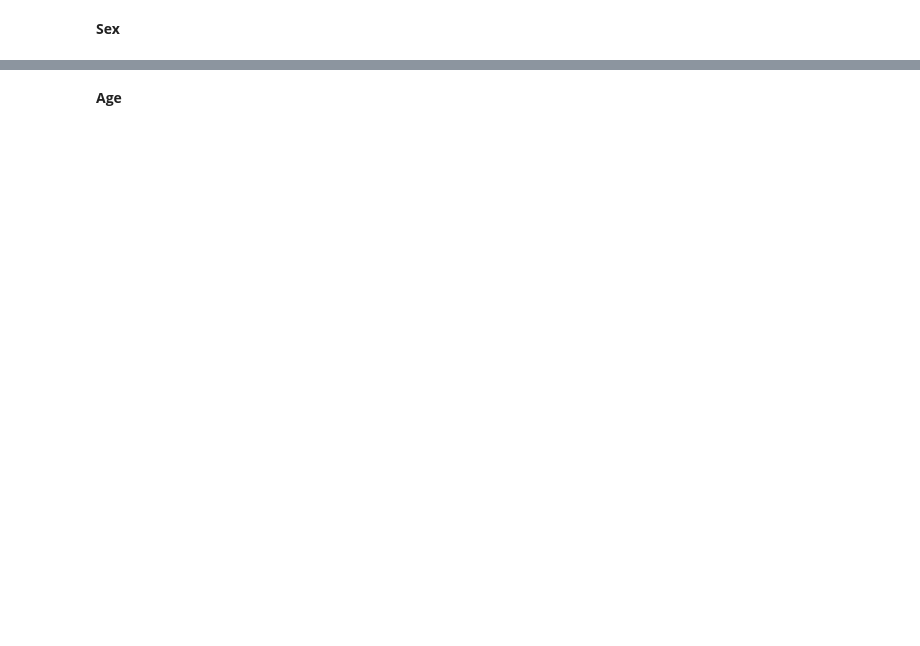
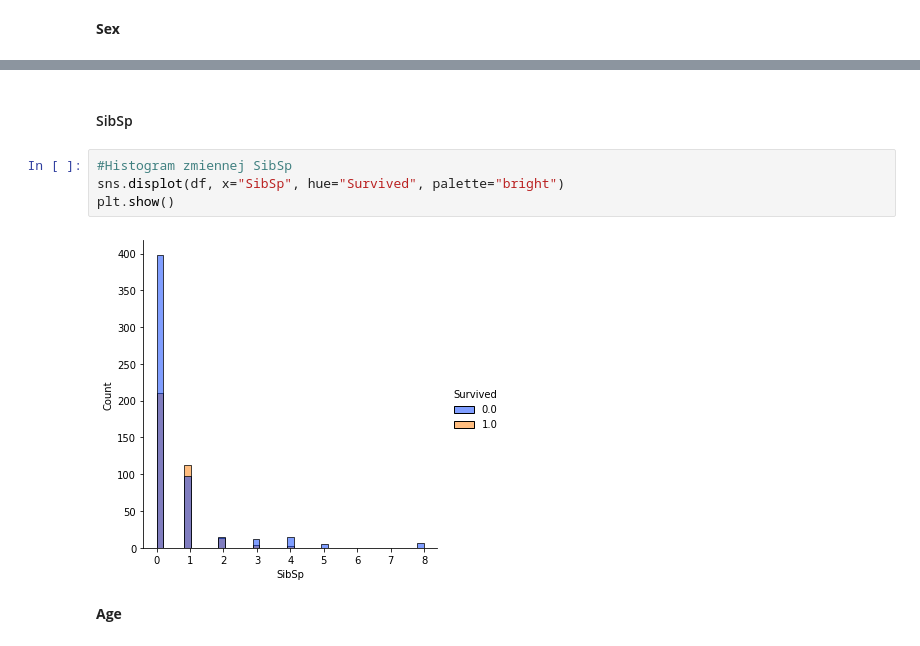
Before and after one commit to szpwski/titanic_kaggle_competition, a Jupyter notebook: Python/svm_titanic.ipynb, the cells around one changed output, grey strips where cells are left out. Cells and saved outputs as stored; diff of their text form; blank space fills up the shorter version.

```diff
--- a/Python/svm_titanic.ipynb
+++ b/Python/svm_titanic.ipynb
@@ -152,3 +152,11 @@ Most of the survivors were females. This is a well-known fact that women with ch
+# %% [markdown]
+#### SibSp
+# %%
+#Histogram zmiennej SibSp
+sns.displot(df, x="SibSp", hue="Survived", palette="bright")
+plt.show()
+# %% [output]
+[figure, added]
 # %% [markdown]
 **Age**
 # %%
```
Also changed, not shown: parts of 142 cells of this notebook, 1 other file.
